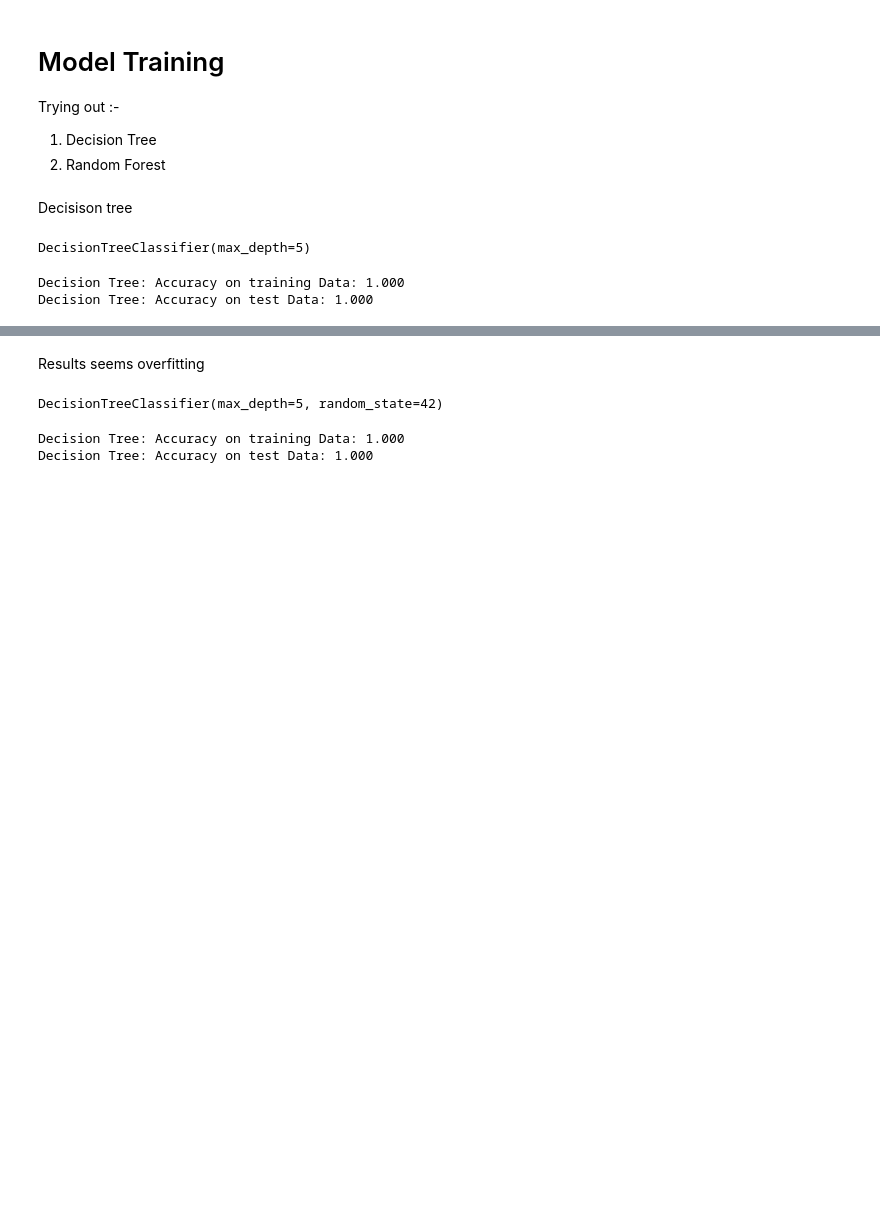
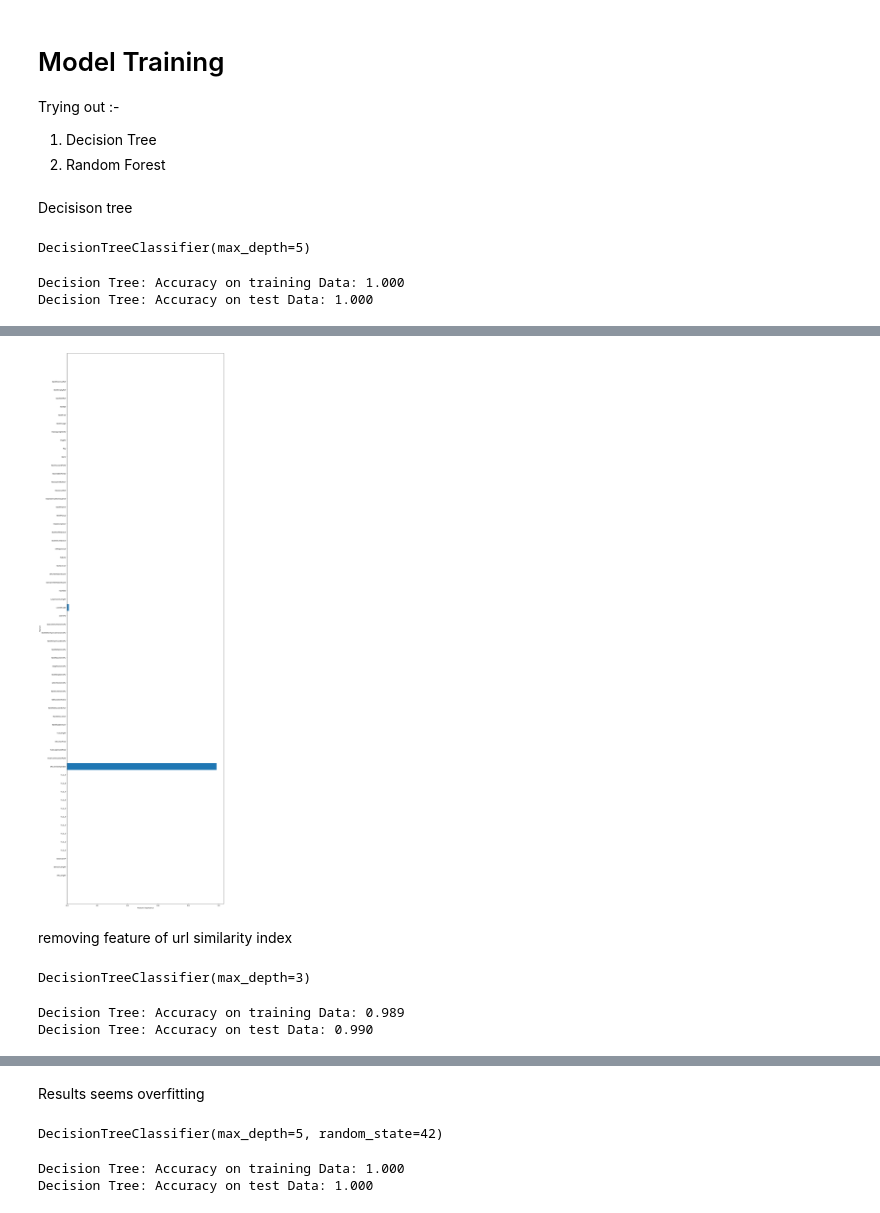
Before and after one commit to sandeshlavshetty/Phising_url_prediction, a Jupyter notebook: main.ipynb, the cells around one changed output, grey strips where cells are left out. Drawn from its saved outputs; the diff is of its cells as text; code cells hidden in the pictures; blank space fills up the shorter version.

```diff
--- a/main.ipynb
+++ b/main.ipynb
@@ -421,6 +436,8 @@ Name: Title, Length: 201890, dtype: object
 # %%
 #Dropping the Domain column
 m_df = m_df.drop(['Title'], axis = 1).copy()
+# %%
+ms_df = df.drop(['Title'], axis = 1).copy()
 # %%
 m_df['TLD'].nunique()
 # %% [output]
@@ -434,3 +472,7 @@ o_df = binary_encoder.fit_transform(m_df)
+# %%
+import category_encoders as ce
+binary_encoder = ce.BinaryEncoder(cols=['TLD'])
+os_df = binary_encoder.fit_transform(ms_df)
 # %%
 o_df.head()
 # %% [output]
@@ -452,0 +515,5 @@ X.shape, y.shape
+# %%
+# Sepratating & assigning features and target columns to X & y
+y = os_df['label']
+X = os_df.drop(['label','URL','Domain'],axis=1)
+X.shape, y.shape
@@ -507,0 +629,13 @@ Decision Tree: Accuracy on test Data: 1.000
+# %%
+#checking the feature improtance in the model
+plt.figure(figsize=(17,60))
+n_features = X_train.shape[1]
+plt.barh(range(n_features), tree.feature_importances_, align='center')
+plt.yticks(np.arange(n_features), X_train.columns)
+plt.xlabel("Feature importance")
+plt.ylabel("Feature")
+plt.show()
+# %% [output]
+[figure, added]
+# %% [markdown]
+removing feature of url similarity index
@@ -507,0 +645,11 @@ Decision Tree: Accuracy on test Data: 1.000
+# %%
+# Decision Tree model
+from sklearn.tree import DecisionTreeClassifier
+
+# instantiate the model
+tree = DecisionTreeClassifier(max_depth = 3)
+
+# fit the model
+tree.fit(X_train_r, y_train)
+# %% [output]
+DecisionTreeClassifier(max_depth=3)
@@ -507,0 +660,10 @@ Decision Tree: Accuracy on test Data: 1.000
+# %%
+#computing the accuracy of the model performance
+acc_train_tree = accuracy_score(y_train,y_train_tree)
+acc_test_tree = accuracy_score(y_test,y_test_tree)
+
+print("Decision Tree: Accuracy on training Data: {:.3f}".format(acc_train_tree))
+print("Decision Tree: Accuracy on test Data: {:.3f}".format(acc_test_tree))
+# %% [output]
+Decision Tree: Accuracy on training Data: 0.989
+Decision Tree: Accuracy on test Data: 0.990
```
Also changed, not shown: parts of 27 cells of this notebook.
